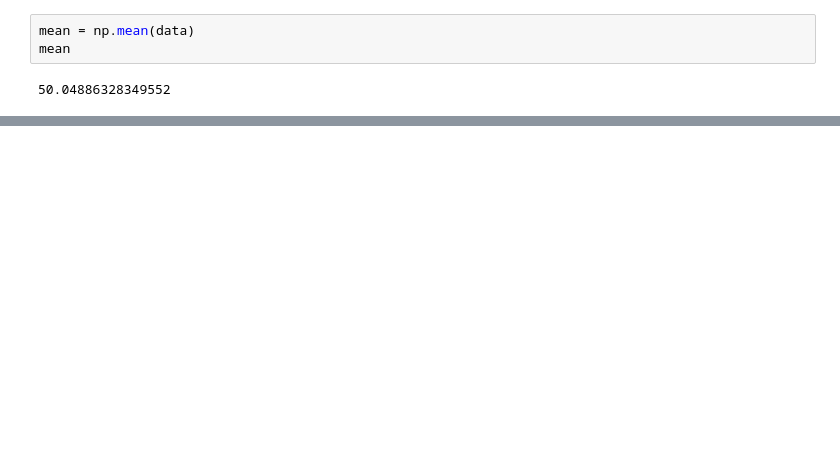
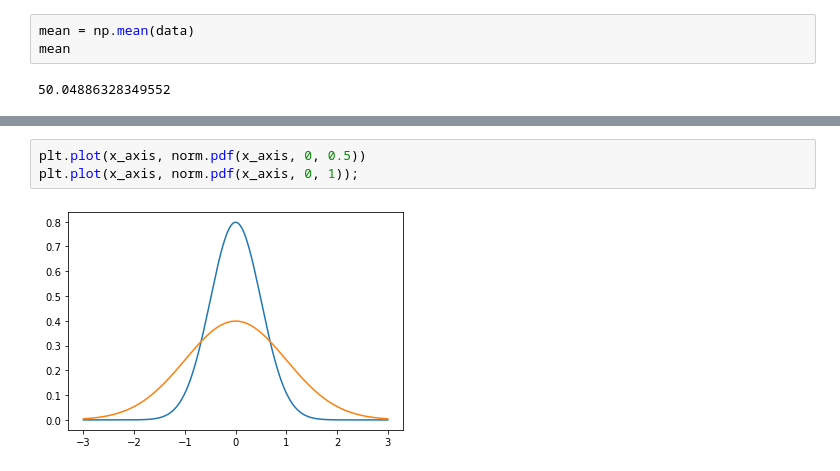
Before and after one commit to BR0B0T/Something, a Jupyter notebook: Stats_MLM.ipynb, the cells around one changed output, grey strips where cells are left out. Cells and saved outputs as stored; diff of their text form; blank space fills up the shorter version.

```diff
--- a/Stats_MLM.ipynb
+++ b/Stats_MLM.ipynb
@@ -63,0 +82,5 @@ mean
+# %%
+plt.plot(x_axis, norm.pdf(x_axis, 0, 0.5))
+plt.plot(x_axis, norm.pdf(x_axis, 0, 1));
+# %% [output]
+[figure, added]
```
Also changed, not shown: parts of 19 cells of this notebook.
